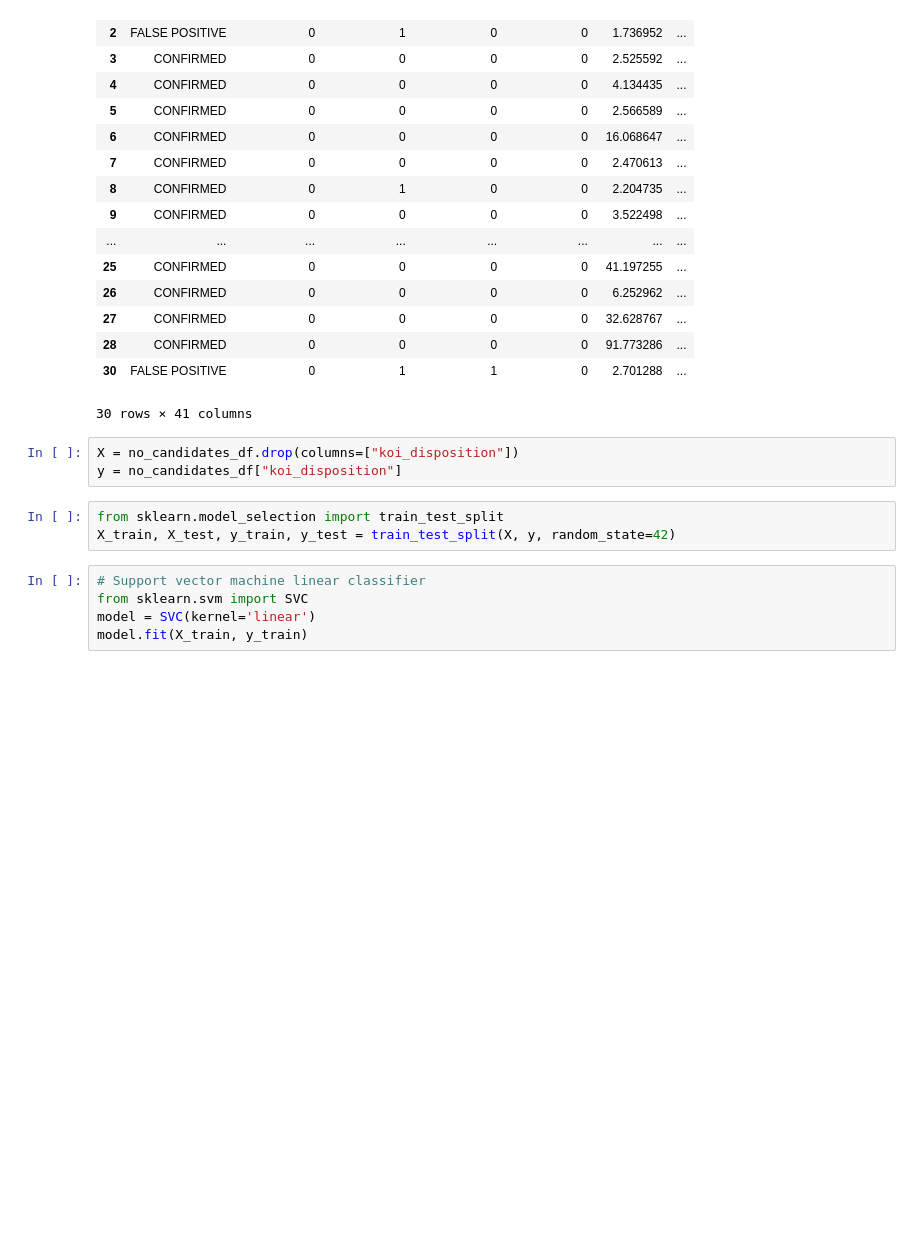
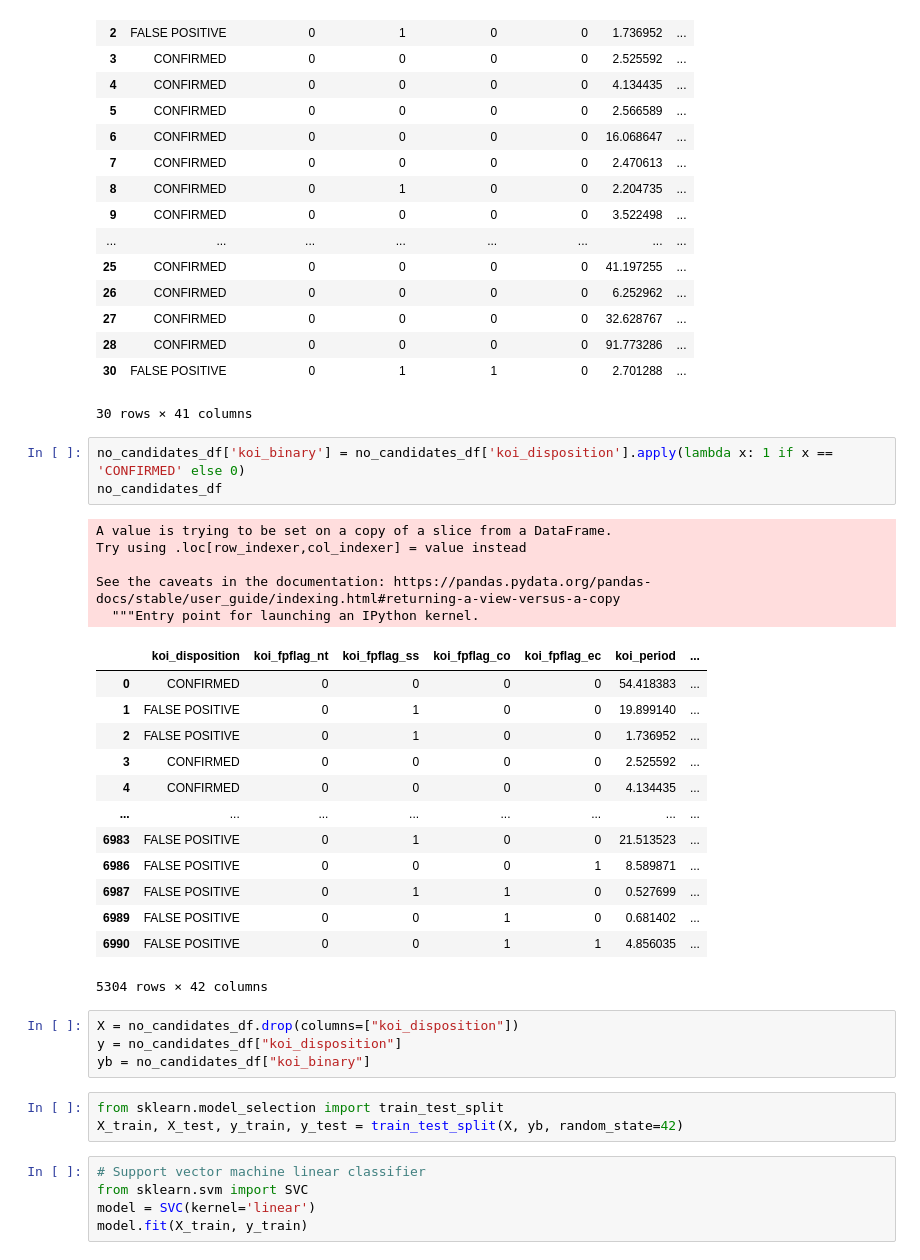
Before and after one commit to anPerger/machine_learning, a Jupyter notebook: model8.ipynb, the cells around one changed output. Saved outputs shown, nothing was run; the diff lists cells and outputs as text; blank space fills up the shorter version.

```diff
--- a/model8.ipynb
+++ b/model8.ipynb
@@ -51,12 +51,35 @@ no_candidates_df.head(30)
 | 28 | CONFIRMED | 0 | 0 | 0 | 0 | 91.773286 | ... |
 | 30 | FALSE POSITIVE | 0 | 1 | 1 | 0 | 2.701288 | ... |
 30 rows × 41 columns
+# %%
+no_candidates_df['koi_binary'] = no_candidates_df['koi_disposition'].apply(lambda x: 1 if x == 'CONFIRMED' else 0)
+no_candidates_df
+# %% [output]
+A value is trying to be set on a copy of a slice from a DataFrame.
+Try using .loc[row_indexer,col_indexer] = value instead
+
+See the caveats in the documentation: https://pandas.pydata.org/pandas-docs/stable/user_guide/indexing.html#returning-a-view-versus-a-copy
+  """Entry point for launching an IPython kernel.
+|  | koi_disposition | koi_fpflag_nt | koi_fpflag_ss | koi_fpflag_co | koi_fpflag_ec | koi_period | ... |
+| 0 | CONFIRMED | 0 | 0 | 0 | 0 | 54.418383 | ... |
+| 1 | FALSE POSITIVE | 0 | 1 | 0 | 0 | 19.899140 | ... |
+| 2 | FALSE POSITIVE | 0 | 1 | 0 | 0 | 1.736952 | ... |
+| 3 | CONFIRMED | 0 | 0 | 0 | 0 | 2.525592 | ... |
+| 4 | CONFIRMED | 0 | 0 | 0 | 0 | 4.134435 | ... |
+| ... | ... | ... | ... | ... | ... | ... | ... |
+| 6983 | FALSE POSITIVE | 0 | 1 | 0 | 0 | 21.513523 | ... |
+| 6986 | FALSE POSITIVE | 0 | 0 | 0 | 1 | 8.589871 | ... |
+| 6987 | FALSE POSITIVE | 0 | 1 | 1 | 0 | 0.527699 | ... |
+| 6989 | FALSE POSITIVE | 0 | 0 | 1 | 0 | 0.681402 | ... |
+| 6990 | FALSE POSITIVE | 0 | 0 | 1 | 1 | 4.856035 | ... |
+5304 rows × 42 columns
 # %%
 X = no_candidates_df.drop(columns=["koi_disposition"])
 y = no_candidates_df["koi_disposition"]
+yb = no_candidates_df["koi_binary"]
 # %%
 from sklearn.model_selection import train_test_split
-X_train, X_test, y_train, y_test = train_test_split(X, y, random_state=42)
+X_train, X_test, y_train, y_test = train_test_split(X, yb, random_state=42)
 # %%
 # Support vector machine linear classifier
 from sklearn.svm import SVC
```
